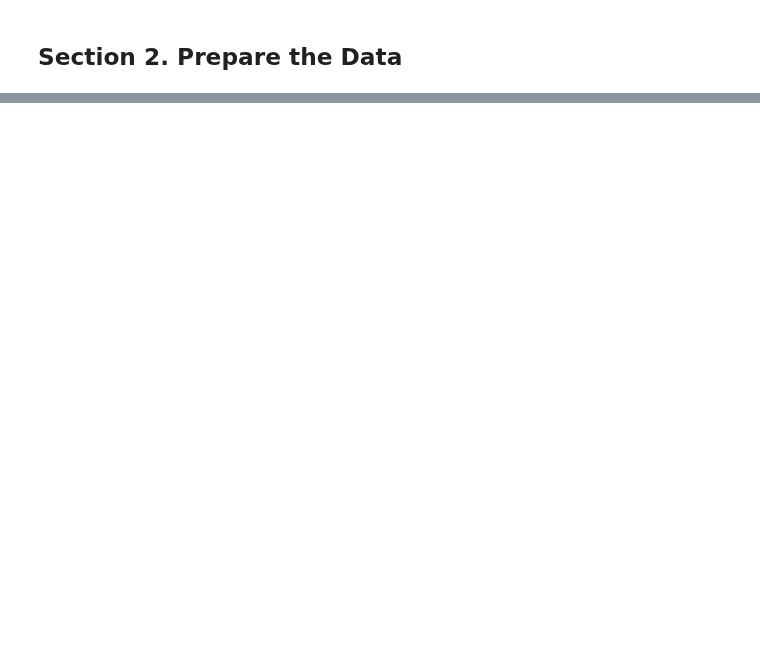
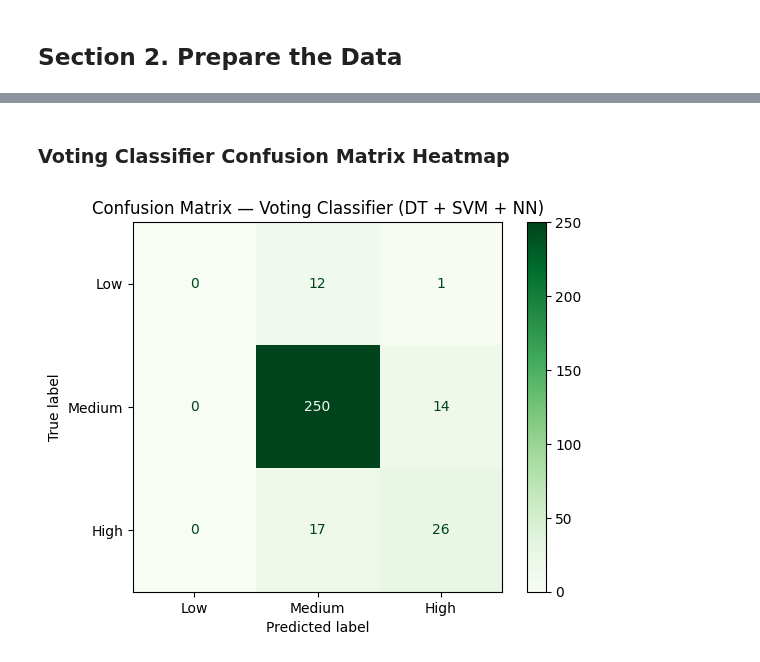
Before and after one commit to BethSpornitz/ml01, a Jupyter notebook: notebooks/project05/ensemble_bethspornitz.ipynb, the cells around one changed output, grey strips where cells are left out. Cells and saved outputs as stored; diff of their text form; code cells hidden in the pictures; blank space fills up the shorter version.

```diff
--- a/notebooks/project05/ensemble_bethspornitz.ipynb
+++ b/notebooks/project05/ensemble_bethspornitz.ipynb
@@ -110,0 +438,15 @@ df["quality_numeric"] = df["quality"].apply(quality_to_number)
+# %%
+# Define the Voting Classifier first
+voting1 = VotingClassifier(
+    estimators=[
+        ("DT", DecisionTreeClassifier()),
+        ("SVM", SVC(probability=True)),
+        ("NN", MLPClassifier(hidden_layer_sizes=(50,), max_iter=1000)),
+    ],
+    voting="soft",
+)
+
+
+evaluate_model(
+    "Voting (DT + SVM + NN)", voting1, X_train, y_train, X_test, y_test, results
+)
@@ -110,0 +461,18 @@ df["quality_numeric"] = df["quality"].apply(quality_to_number)
+# %% [markdown]
+### Voting Classifier Confusion Matrix Heatmap
+# %%
+
+# Predict with the voting model
+y_test_pred_voting = voting1.predict(X_test)
+
+# Confusion Matrix Heatmap
+ConfusionMatrixDisplay.from_predictions(
+    y_test,
+    y_test_pred_voting,
+    cmap="Greens",
+    display_labels=["Low", "Medium", "High"]
+)
+plt.title("Confusion Matrix — Voting Classifier (DT + SVM + NN)")
+plt.show()
+# %% [output]
+[figure, added]
```
Also changed, not shown: parts of 30 cells of this notebook, 4 other files.
